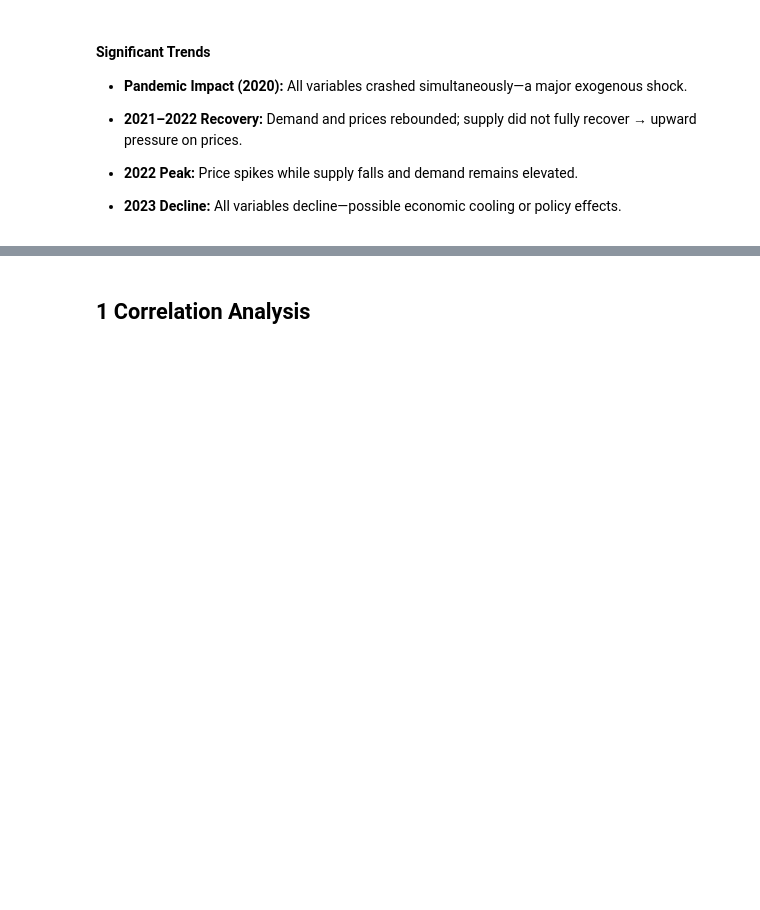
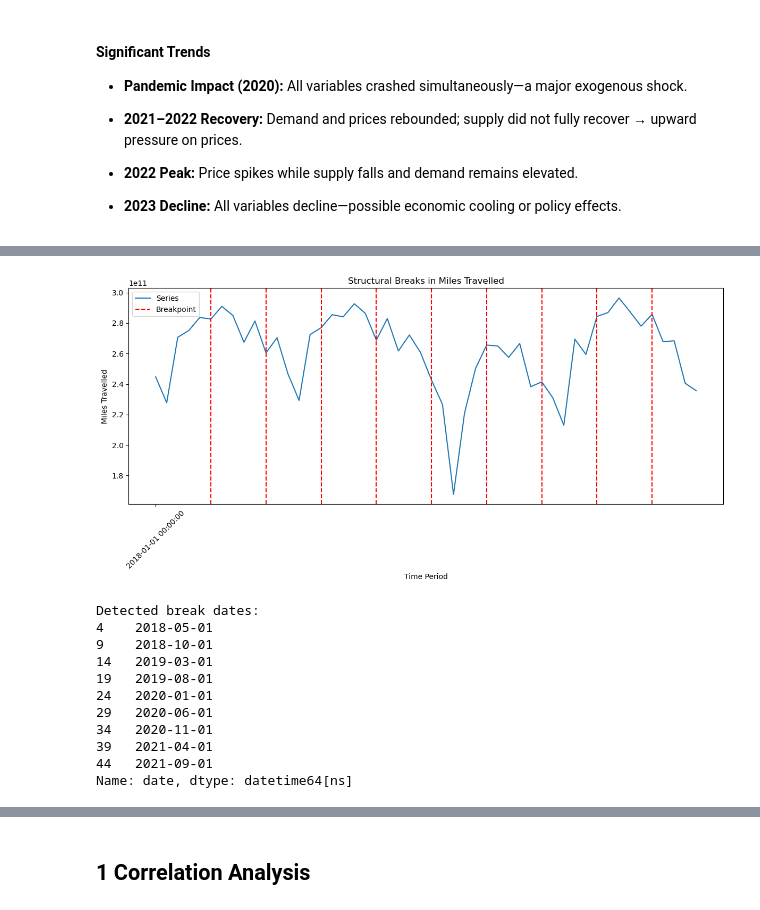
Before and after one commit to zenbean/Citadel-Women-s-Datathon-2025, a Jupyter notebook: consumer.ipynb, the cells around one changed output, grey strips where cells are left out. Saved outputs shown, nothing was run; the diff lists cells and outputs as text; code cells hidden in the pictures; blank space fills up the shorter version.

```diff
--- a/consumer.ipynb
+++ b/consumer.ipynb
@@ -373,0 +330,21 @@ plt.show()
+# %%
+structural_break(
+    column=demand['miles_travelled'],
+    title="Structural Breaks in Miles Travelled",
+    xlabel="Time Period",
+    ylabel="Miles Travelled",
+    date_column=demand['date']
+)
+# %% [output]
+[figure, added]
+Detected break dates:
+4    2018-05-01
+9    2018-10-01
+14   2019-03-01
+19   2019-08-01
+24   2020-01-01
+29   2020-06-01
+34   2020-11-01
+39   2021-04-01
+44   2021-09-01
+Name: date, dtype: datetime64[ns]
```
Also changed, not shown: parts of 28 cells of this notebook.
